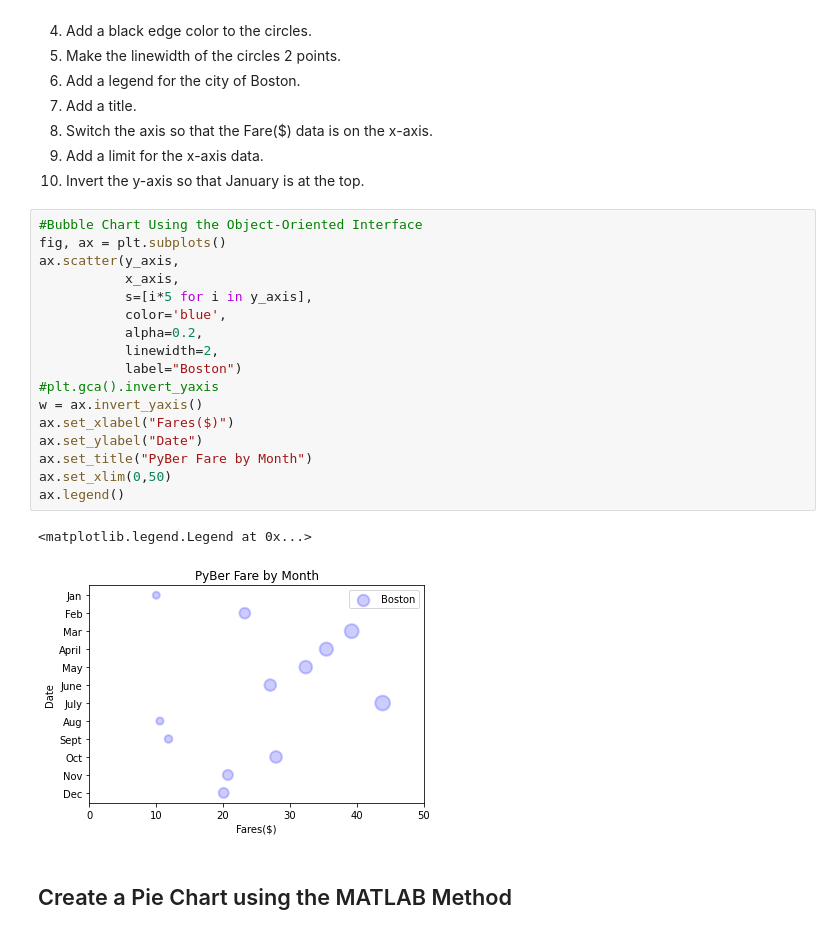
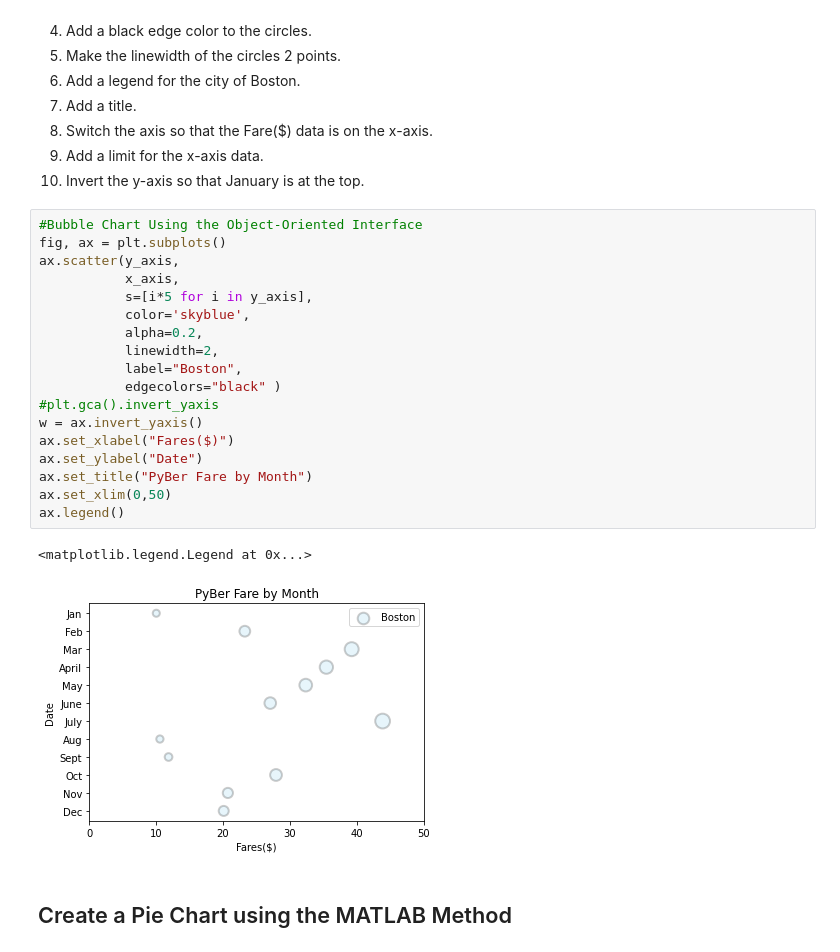
Before and after one commit to MireyNM/PyBer_Analysis, a Jupyter notebook: matplotlib_practice.ipynb, the cells around one changed output. Drawn from its saved outputs; the diff is of its cells as text.

```diff
--- a/matplotlib_practice.ipynb
+++ b/matplotlib_practice.ipynb
@@ -265,23 +265,24 @@ ax.scatter(x_axis, y_axis)
 # %%
 #Bubble Chart Using the Object-Oriented Interface
 fig, ax = plt.subplots()
 ax.scatter(y_axis,
            x_axis,
            s=[i*5 for i in y_axis],
-           color='blue',
+           color='skyblue',
            alpha=0.2,
            linewidth=2,
-           label="Boston")
+           label="Boston",
+           edgecolors="black" )
 #plt.gca().invert_yaxis
 w = ax.invert_yaxis()
 ax.set_xlabel("Fares($)")
 ax.set_ylabel("Date")
 ax.set_title("PyBer Fare by Month")
 ax.set_xlim(0,50)
 ax.legend()
 # %% [output]
 <matplotlib.legend.Legend at 0x...>
-[figure, old version]
+[figure, new version]
 # %% [markdown]
 ## Create a Pie Chart using the MATLAB Method
 # %%
```
Also changed, not shown: parts of 1 cell of this notebook.
